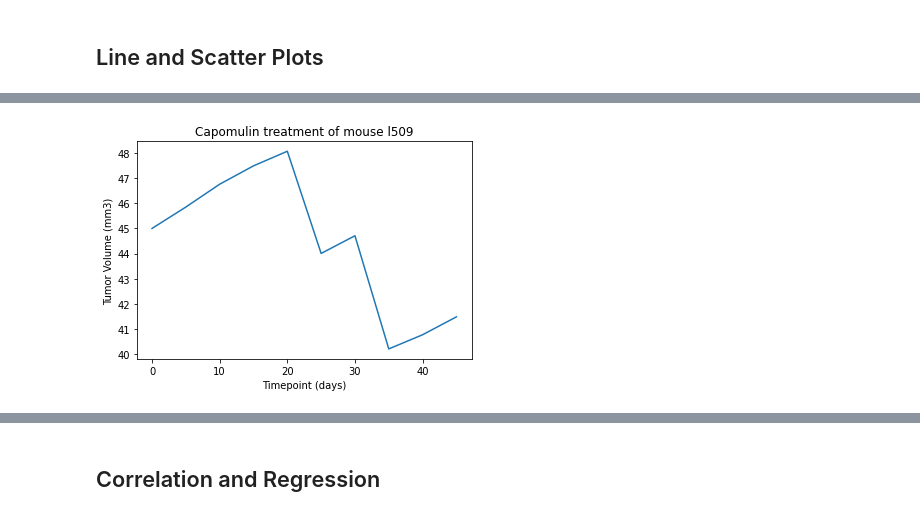
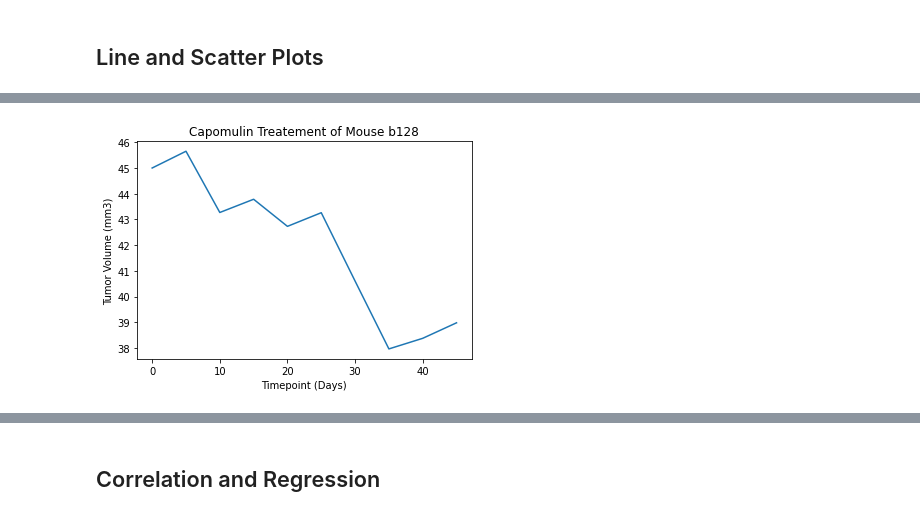
Before and after one commit to tracypoon/Matplotlib_HW, a Jupyter notebook: Pymaceuticals/pymaceuticals_starter.ipynb, the cells around one changed output, grey strips where cells are left out. Saved outputs shown, nothing was run; the diff lists cells and outputs as text; code cells hidden in the pictures.

```diff
--- a/Pymaceuticals/pymaceuticals_starter.ipynb
+++ b/Pymaceuticals/pymaceuticals_starter.ipynb
@@ -266,0 +321,4 @@ Weight and Tumor Voulme -
+# %%
+#isloate data to be used in line plot
+Campalolin_Tumor = merge_df.loc[merge_df["Drug Regimen"]=="Capomulin"]
+Campalolin_Tumor
@@ -266,0 +339,4 @@ Weight and Tumor Voulme -
+# %%
+#select one mouse to display tumor size over time
+Mouse_Data = Campalolin_Tumor.loc[Campalolin_Tumor["Mouse ID"]=="b128"]
+Mouse_Data
@@ -267,4 +355,9 @@ Weight and Tumor Voulme -
 # %%
 # Generate a line plot of tumor volume vs. time point for a mouse treated with Capomulin
+plt.plot(Mouse_Data["Timepoint"],Mouse_Data["Tumor Volume (mm3)"])
+plt.title("Capomulin Treatement of Mouse b128")
+plt.xlabel("Timepoint (Days)")
+plt.ylabel("Tumor Volume (mm3)")
+plt.show()
 # %% [output]
-[figure, old version]
+[figure, new version]
```
Also changed, not shown: parts of 45 cells of this notebook.
